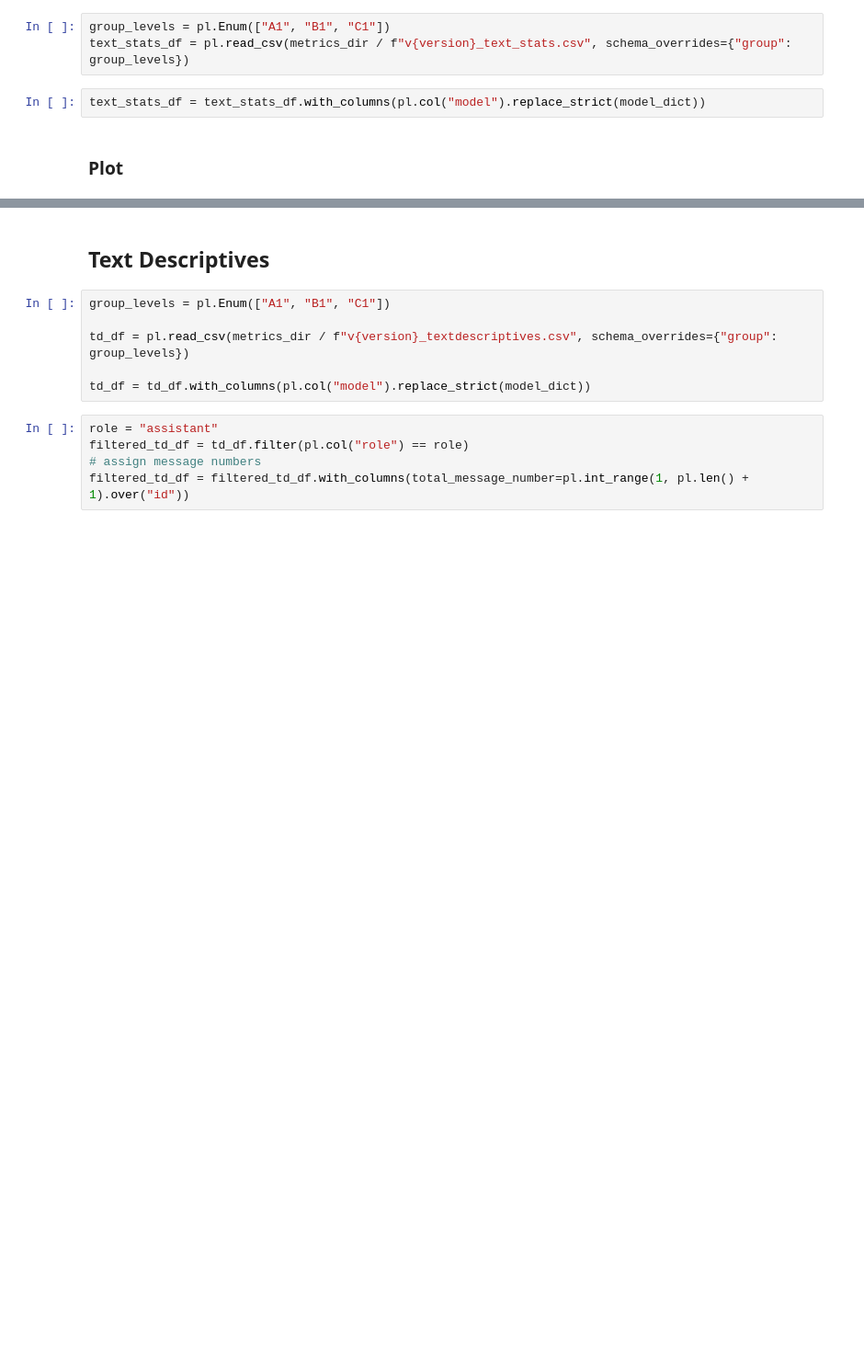
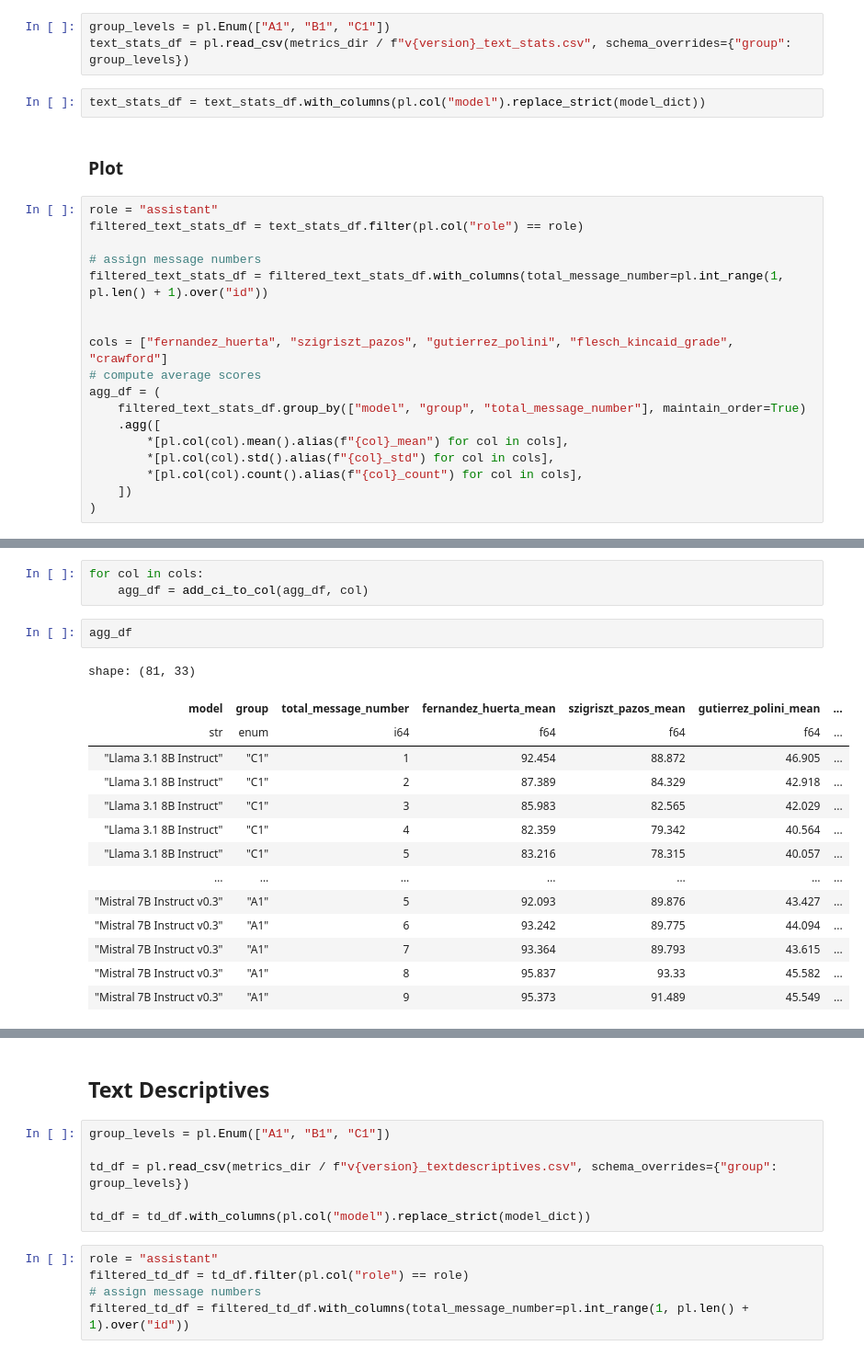
Before and after one commit to INTERACT-LLM/alignment-drift-llms, a Jupyter notebook: src/plot.ipynb, the cells around one changed output, grey strips where cells are left out. Shown at 92% size. Drawn from its saved outputs; the diff is of its cells as text; blank space fills up the shorter version.

```diff
--- a/src/plot.ipynb
+++ b/src/plot.ipynb
@@ -45,3 +43,21 @@ text_stats_df = pl.read_csv(metrics_dir / f"v{version}_text_stats.csv", schema_o
 text_stats_df = text_stats_df.with_columns(pl.col("model").replace_strict(model_dict))
 # %% [markdown]
 ### Plot
+# %%
+role = "assistant"
+filtered_text_stats_df = text_stats_df.filter(pl.col("role") == role)
+
+# assign message numbers
+filtered_text_stats_df = filtered_text_stats_df.with_columns(total_message_number=pl.int_range(1, pl.len() + 1).over("id"))
+
+
+cols = ["fernandez_huerta", "szigriszt_pazos", "gutierrez_polini", "flesch_kincaid_grade", "crawford"]
+# compute average scores
+agg_df = (
+    filtered_text_stats_df.group_by(["model", "group", "total_message_number"], maintain_order=True)
+    .agg([
+        *[pl.col(col).mean().alias(f"{col}_mean") for col in cols],
+        *[pl.col(col).std().alias(f"{col}_std") for col in cols],
+        *[pl.col(col).count().alias(f"{col}_count") for col in cols],
+    ])
+)
@@ -47,0 +81,20 @@ text_stats_df = text_stats_df.with_columns(pl.col("model").replace_strict(model_
+# %%
+for col in cols:
+    agg_df = add_ci_to_col(agg_df, col)
+# %%
+agg_df
+# %% [output]
+shape: (81, 33)
+| model | group | total_message_number | fernandez_huerta_mean | szigriszt_pazos_mean | gutierrez_polini_mean | ... |
+| str | enum | i64 | f64 | f64 | f64 | ... |
+| "Llama 3.1 8B Instruct" | "C1" | 1 | 92.454 | 88.872 | 46.905 | ... |
+| "Llama 3.1 8B Instruct" | "C1" | 2 | 87.389 | 84.329 | 42.918 | ... |
+| "Llama 3.1 8B Instruct" | "C1" | 3 | 85.983 | 82.565 | 42.029 | ... |
+| "Llama 3.1 8B Instruct" | "C1" | 4 | 82.359 | 79.342 | 40.564 | ... |
+| "Llama 3.1 8B Instruct" | "C1" | 5 | 83.216 | 78.315 | 40.057 | ... |
+| … | … | … | … | … | … | ... |
+| "Mistral 7B Instruct v0.3" | "A1" | 5 | 92.093 | 89.876 | 43.427 | ... |
+| "Mistral 7B Instruct v0.3" | "A1" | 6 | 93.242 | 89.775 | 44.094 | ... |
+| "Mistral 7B Instruct v0.3" | "A1" | 7 | 93.364 | 89.793 | 43.615 | ... |
+| "Mistral 7B Instruct v0.3" | "A1" | 8 | 95.837 | 93.33 | 45.582 | ... |
+| "Mistral 7B Instruct v0.3" | "A1" | 9 | 95.373 | 91.489 | 45.549 | ... |
```
Also changed, not shown: parts of 14 cells of this notebook, 10 other files.
